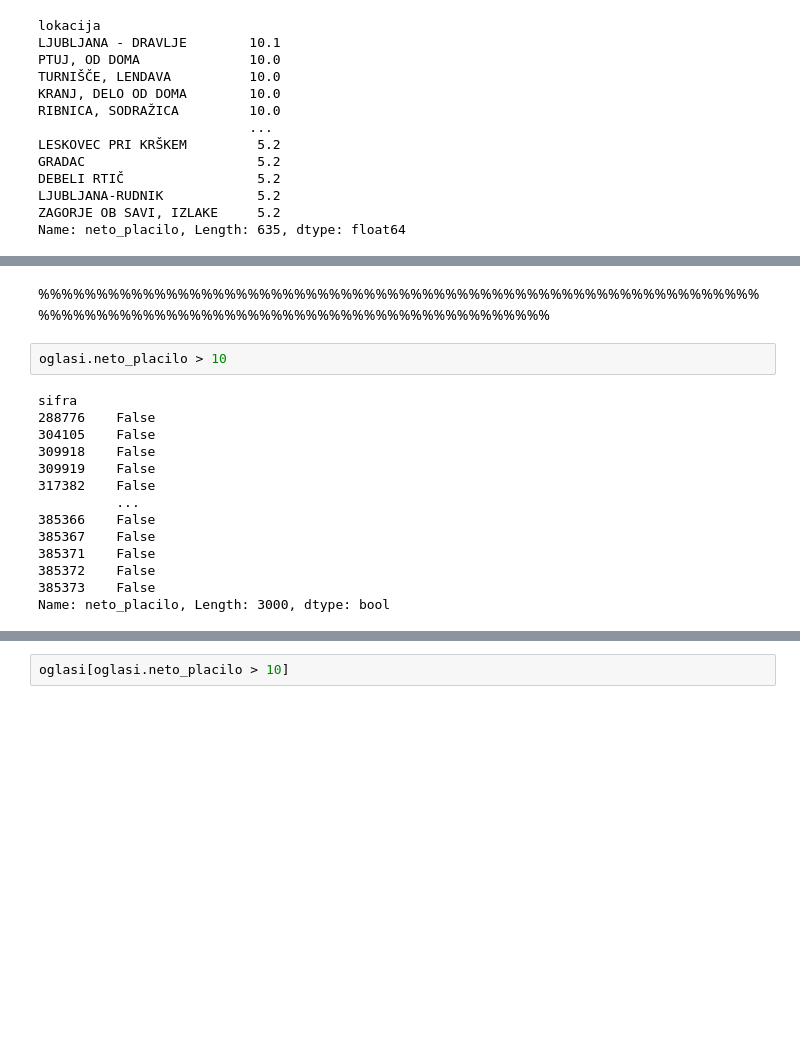
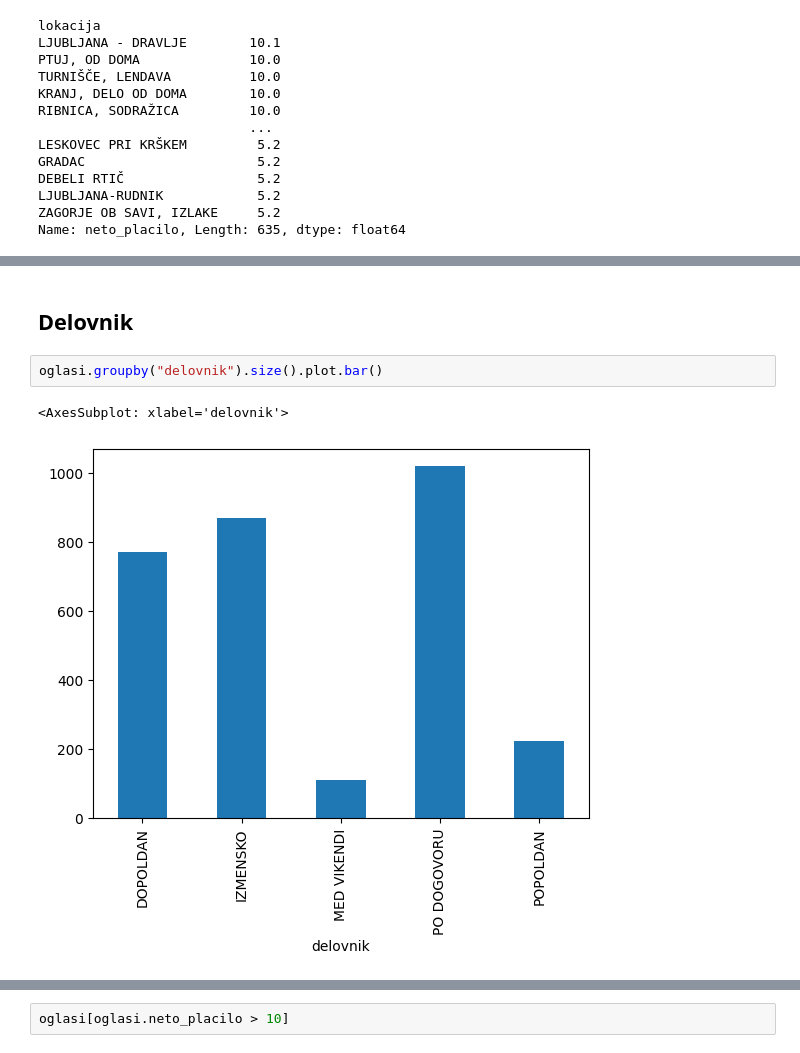
Before and after one commit to miaaren/projektna-naloga-UVP, a Jupyter notebook: obdelava.ipynb, the cells around one changed output, grey strips where cells are left out. Drawn from its saved outputs; the diff is of its cells as text; blank space fills up the shorter version.

```diff
--- a/obdelava.ipynb
+++ b/obdelava.ipynb
@@ -136,18 +155,7 @@ Name: neto_placilo, Length: 635, dtype: float64
 # %% [markdown]
-%%%%%%%%%%%%%%%%%%%%%%%%%%%%%%%%%%%%%%%%%%%%%%%%%%%%%%%%%%%%%%%%%%%%%%%%%%%%%%%%%%%%%%%%%%%%%%%%%%%%%%%%%%
+## Delovnik
-# %%
-oglasi.neto_placilo > 10
-# %% [output]
-sifra
-288776    False
-304105    False
-309918    False
-309919    False
-317382    False
-          ...
-385366    False
-385367    False
-385371    False
-385372    False
-385373    False
-Name: neto_placilo, Length: 3000, dtype: bool
+# %%
+oglasi.groupby("delovnik").size().plot.bar()
+# %% [output]
+<AxesSubplot: xlabel='delovnik'>
+[figure, added]
```
Also changed, not shown: parts of 13 cells of this notebook.
